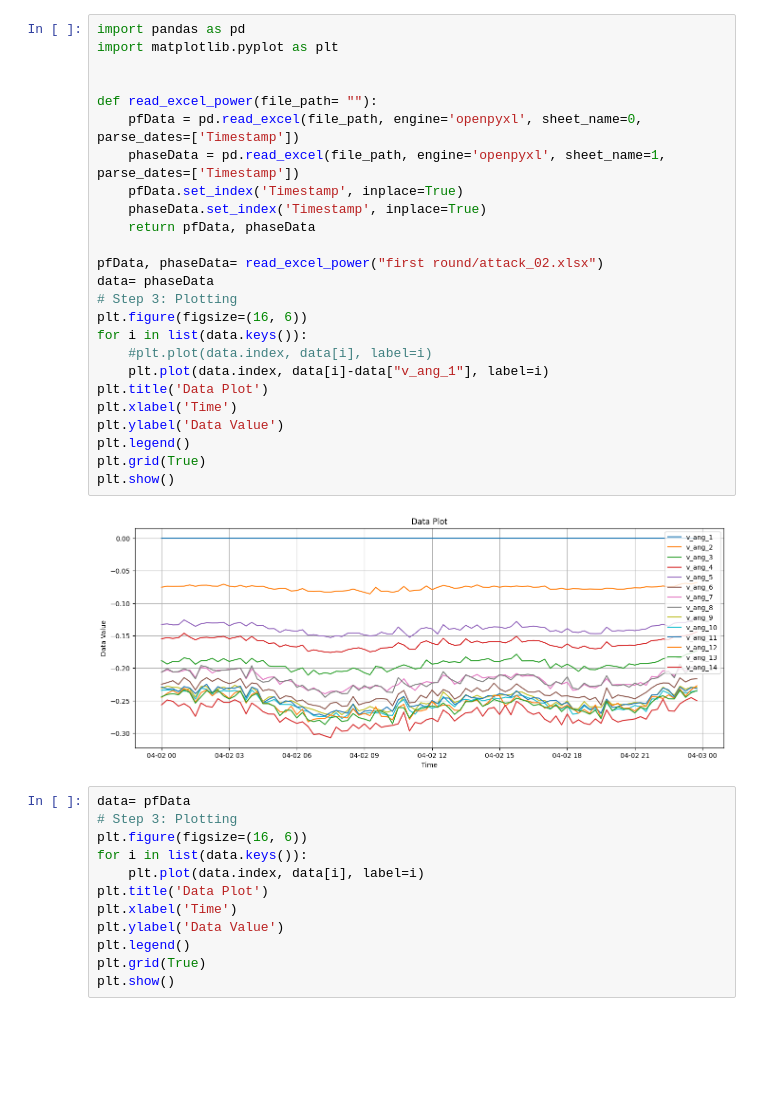
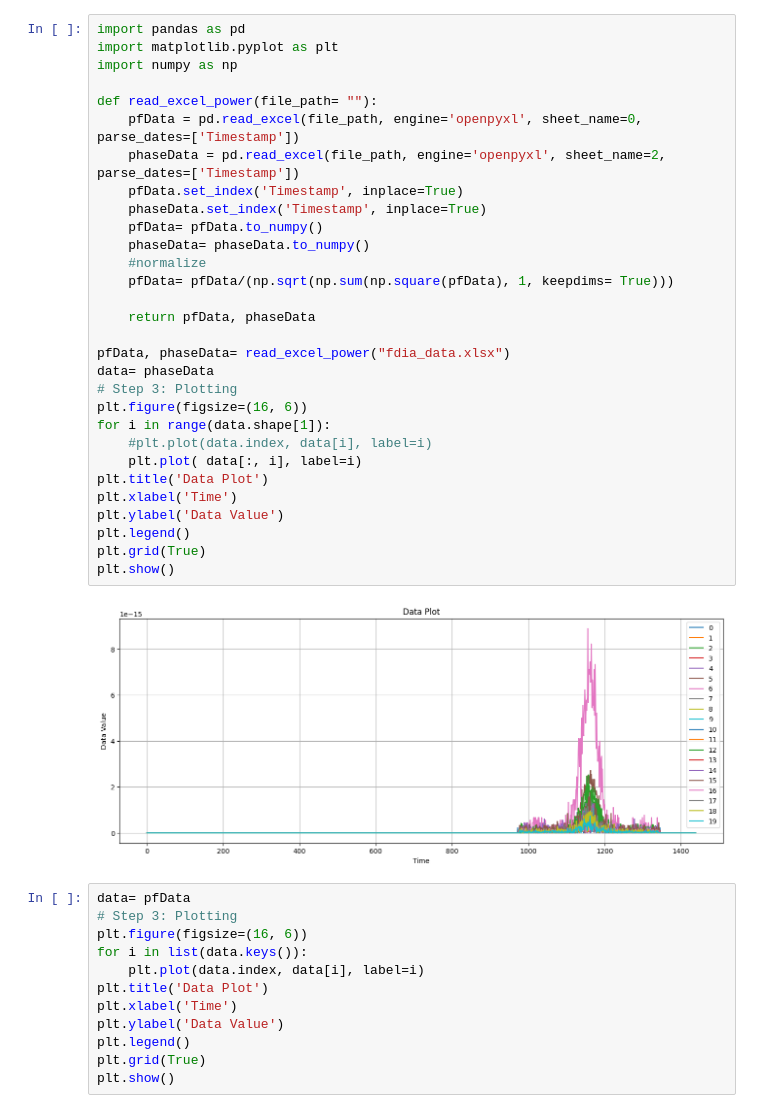
Before and after one commit to bizhili/power_grid_security, a Jupyter notebook: display.ipynb, the cells around one changed output. Saved outputs shown, nothing was run; the diff lists cells and outputs as text; blank space fills up the shorter version.

```diff
--- a/display.ipynb
+++ b/display.ipynb
@@ -1,30 +1,35 @@
 # %%
 import pandas as pd
 import matplotlib.pyplot as plt
-
+import numpy as np
 
 def read_excel_power(file_path= ""):
     pfData = pd.read_excel(file_path, engine='openpyxl', sheet_name=0, parse_dates=['Timestamp'])
-    phaseData = pd.read_excel(file_path, engine='openpyxl', sheet_name=1, parse_dates=['Timestamp'])
+    phaseData = pd.read_excel(file_path, engine='openpyxl', sheet_name=2, parse_dates=['Timestamp'])
     pfData.set_index('Timestamp', inplace=True)
     phaseData.set_index('Timestamp', inplace=True)
+    pfData= pfData.to_numpy()
+    phaseData= phaseData.to_numpy()
+    #normalize
+    pfData= pfData/(np.sqrt(np.sum(np.square(pfData), 1, keepdims= True)))
+
     return pfData, phaseData
 
-pfData, phaseData= read_excel_power("first round/attack_02.xlsx")
+pfData, phaseData= read_excel_power("fdia_data.xlsx")
 data= phaseData
 # Step 3: Plotting
 plt.figure(figsize=(16, 6))
-for i in list(data.keys()):
+for i in range(data.shape[1]):
     #plt.plot(data.index, data[i], label=i)
-    plt.plot(data.index, data[i]-data["v_ang_1"], label=i)
+    plt.plot( data[:, i], label=i)
 plt.title('Data Plot')
 plt.xlabel('Time')
 plt.ylabel('Data Value')
 plt.legend()
 plt.grid(True)
 plt.show()
 # %% [output]
-[figure, old version]
+[figure, new version]
 # %%
 data= pfData
 # Step 3: Plotting
```
Also changed, not shown: 4 other files.
